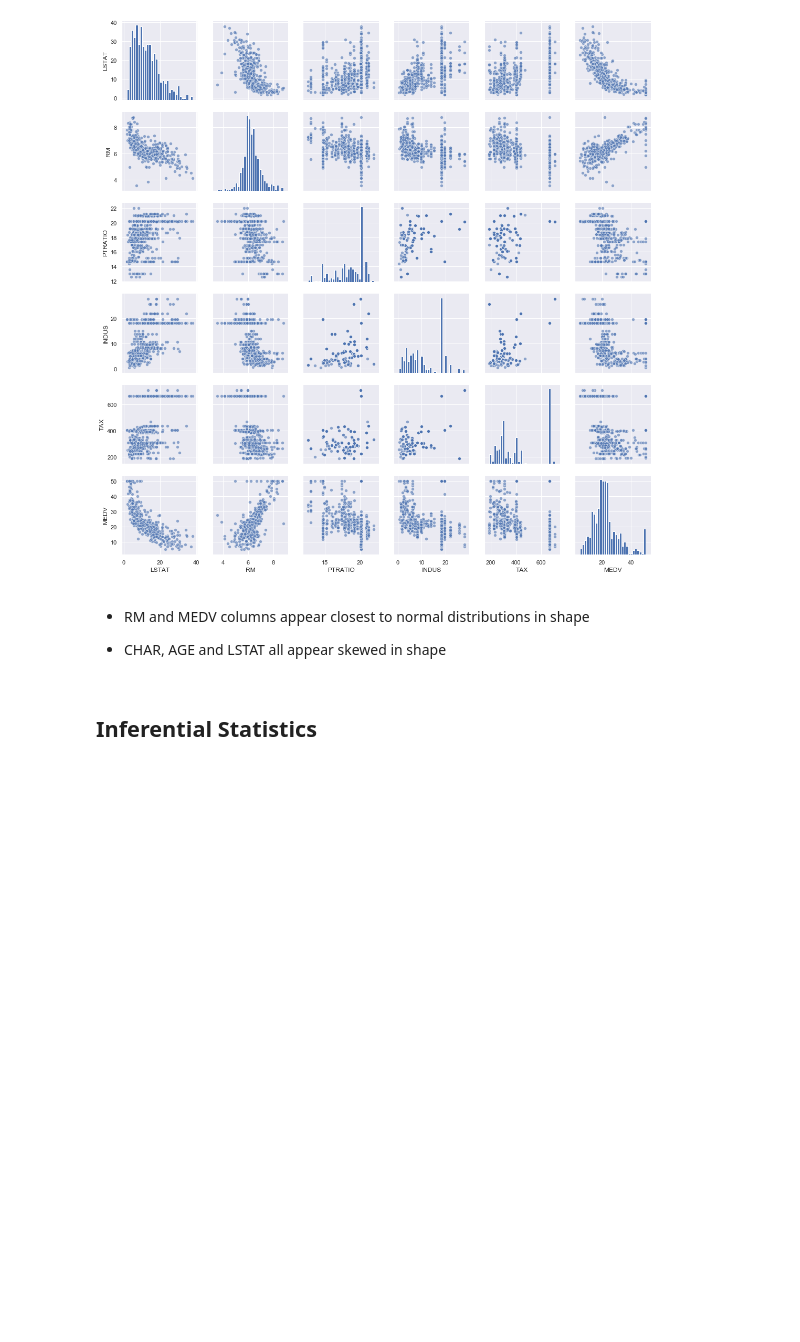
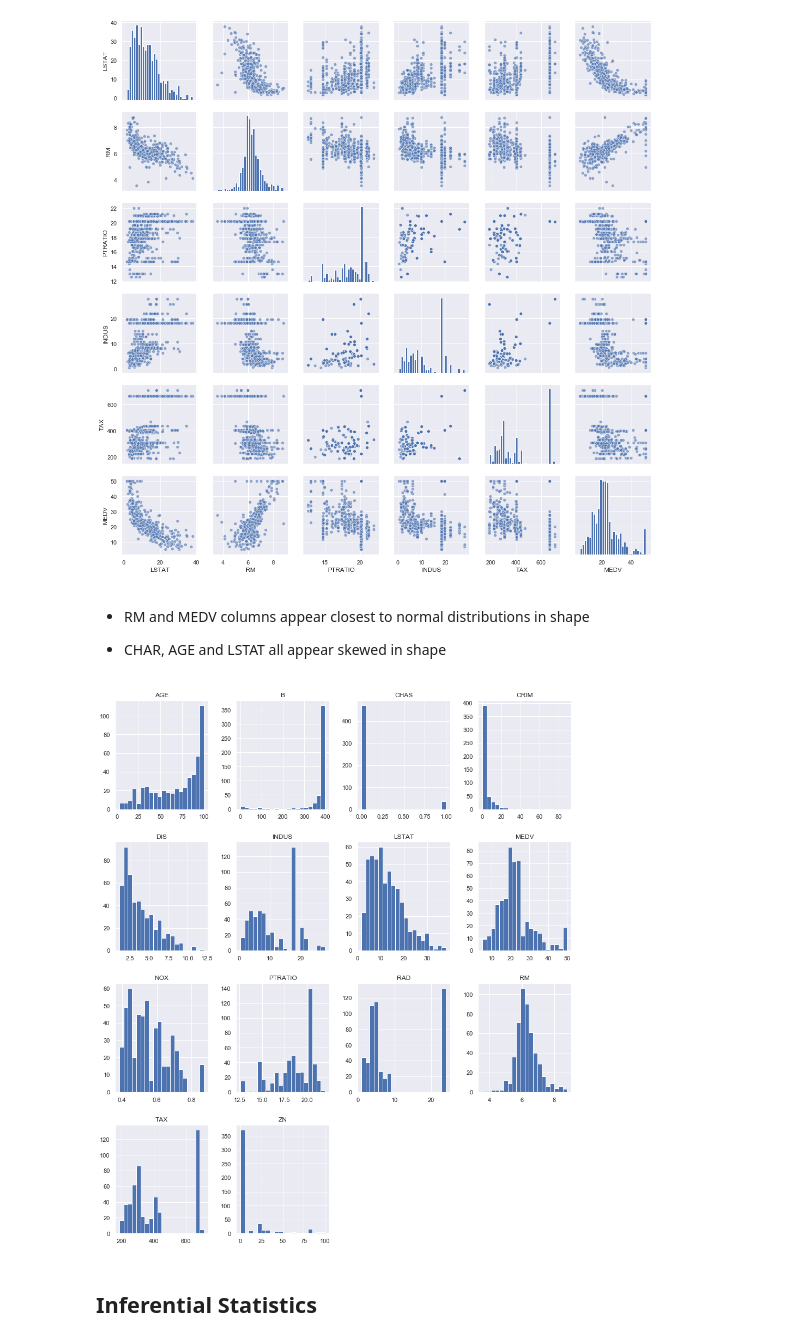
Before and after one commit to ShaunaB93/Machine_learning_and_statistics_assessment, a Jupyter notebook: Overall.ipynb, the cells around one changed output. Cells and saved outputs as stored; diff of their text form; code cells hidden in the pictures; blank space fills up the shorter version.

```diff
--- a/Overall.ipynb
+++ b/Overall.ipynb
@@ -223,6 +223,14 @@ sns.pairplot(df[cols], plot_kws={'alpha': 0.6}, diag_kws={'bins': 30})
 - RM and MEDV columns appear closest to normal distributions in shape
 
 - CHAR, AGE and LSTAT all appear skewed in shape
+# %%
+# Histogram visuals only of each of the attributes in the dataset
+
+#df.hist(bins=20, figsize=(10,5))
+df.hist(bins=20, figsize=(15,18))
+plt.show()
+# %% [output]
+[figure, added]
 # %% [markdown]
 ## Inferential Statistics
 # %%
```
Also changed, not shown: parts of 5 cells of this notebook.
